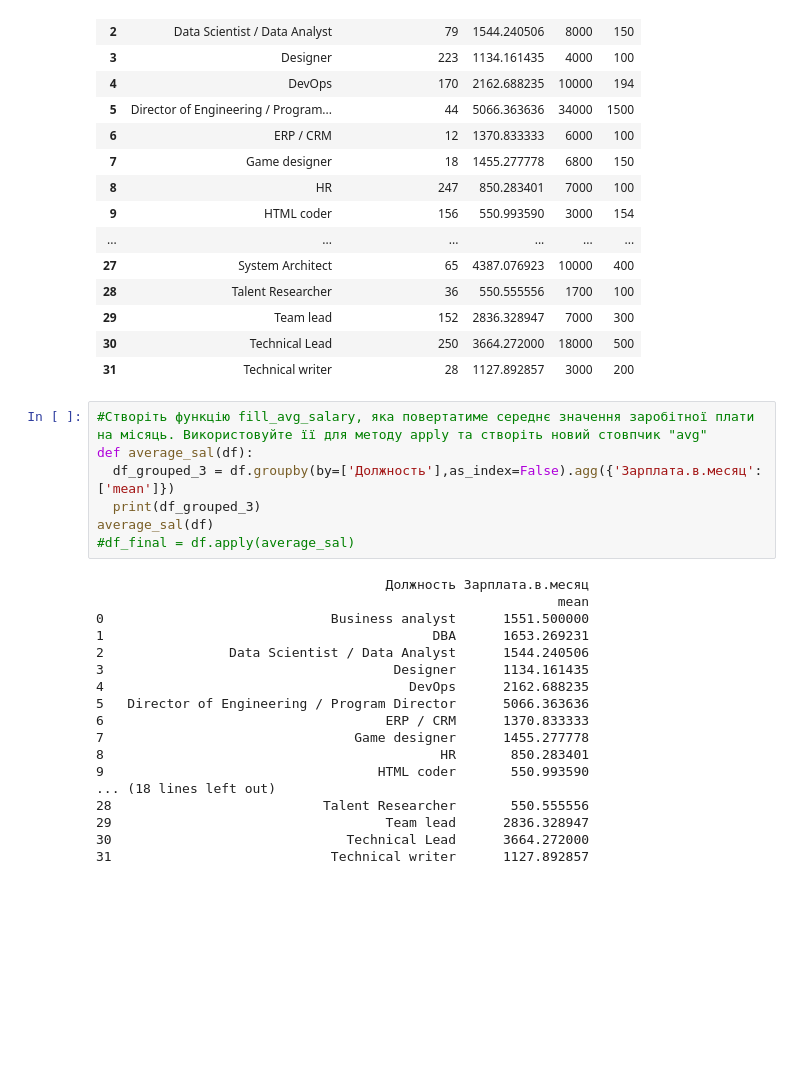
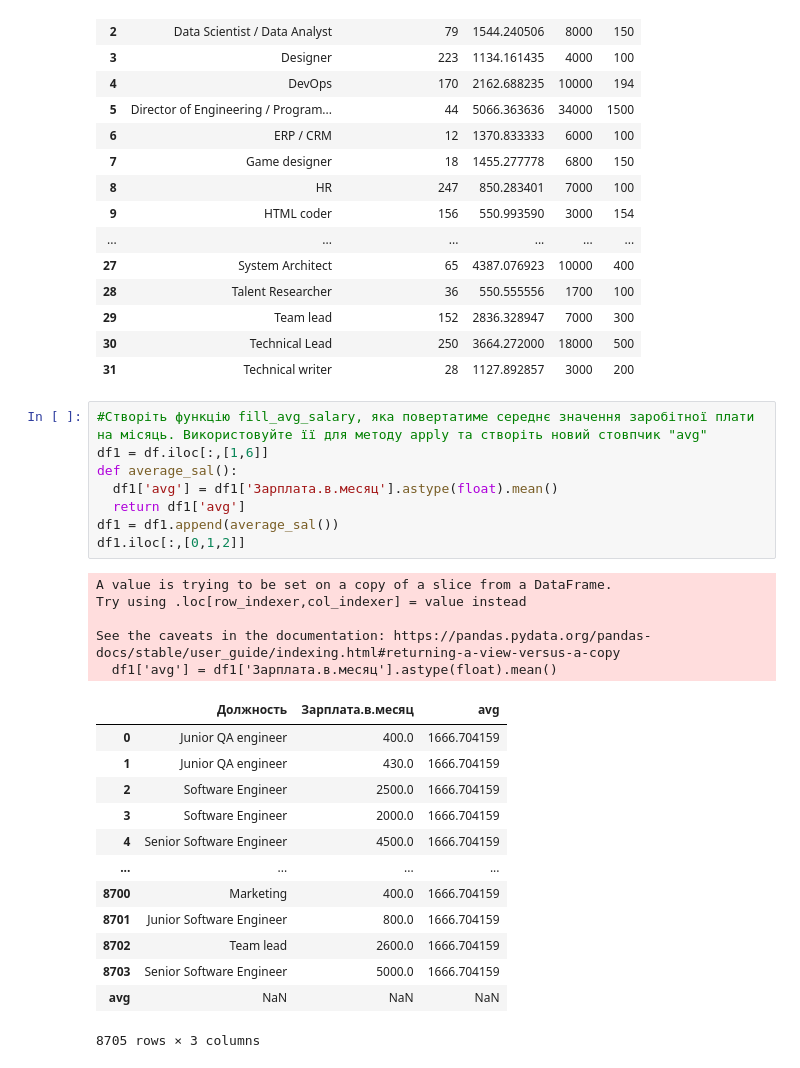
Before and after one commit to a33211/Data-science-homeworks, a Jupyter notebook: Hw2_2.ipynb, the cells around one changed output. Drawn from its saved outputs; the diff is of its cells as text; blank space fills up the shorter version.

```diff
--- a/Hw2_2.ipynb
+++ b/Hw2_2.ipynb
@@ -201,26 +201,28 @@ df_grouped_2
 | 31 | Technical writer | 28 | 1127.892857 | 3000 | 200 |
 # %%
 #Створіть функцію fill_avg_salary, яка повертатиме середнє значення заробітної плати на місяць. Використовуйте її для методу apply та створіть новий стовпчик "avg"
-def average_sal(df):
-  df_grouped_3 = df.groupby(by=['Должность'],as_index=False).agg({'Зарплата.в.месяц':['mean']})
-  print(df_grouped_3)
-average_sal(df)
-#df_final = df.apply(average_sal)
+df1 = df.iloc[:,[1,6]]
+def average_sal():
+  df1['avg'] = df1['Зарплата.в.месяц'].astype(float).mean()
+  return df1['avg']
+df1 = df1.append(average_sal())
+df1.iloc[:,[0,1,2]]
 # %% [output]
-                                     Должность Зарплата.в.месяц
-                                                           mean
-0                             Business analyst      1551.500000
-1                                          DBA      1653.269231
-2                Data Scientist / Data Analyst      1544.240506
-3                                     Designer      1134.161435
-4                                       DevOps      2162.688235
-5   Director of Engineering / Program Director      5066.363636
-6                                    ERP / CRM      1370.833333
-7                                Game designer      1455.277778
-8                                           HR       850.283401
-9                                   HTML coder       550.993590
-... (18 lines left out)
-28                           Talent Researcher       550.555556
-29                                   Team lead      2836.328947
-30                              Technical Lead      3664.272000
-31                            Technical writer      1127.892857
+A value is trying to be set on a copy of a slice from a DataFrame.
+Try using .loc[row_indexer,col_indexer] = value instead
+
+See the caveats in the documentation: https://pandas.pydata.org/pandas-docs/stable/user_guide/indexing.html#returning-a-view-versus-a-copy
+  df1['avg'] = df1['Зарплата.в.месяц'].astype(float).mean()
+|  | Должность | Зарплата.в.месяц | avg |
+| 0 | Junior QA engineer | 400.0 | 1666.704159 |
+| 1 | Junior QA engineer | 430.0 | 1666.704159 |
+| 2 | Software Engineer | 2500.0 | 1666.704159 |
+| 3 | Software Engineer | 2000.0 | 1666.704159 |
+| 4 | Senior Software Engineer | 4500.0 | 1666.704159 |
+| ... | ... | ... | ... |
+| 8700 | Marketing | 400.0 | 1666.704159 |
+| 8701 | Junior Software Engineer | 800.0 | 1666.704159 |
+| 8702 | Team lead | 2600.0 | 1666.704159 |
+| 8703 | Senior Software Engineer | 5000.0 | 1666.704159 |
+| avg | NaN | NaN | NaN |
+8705 rows × 3 columns
```
